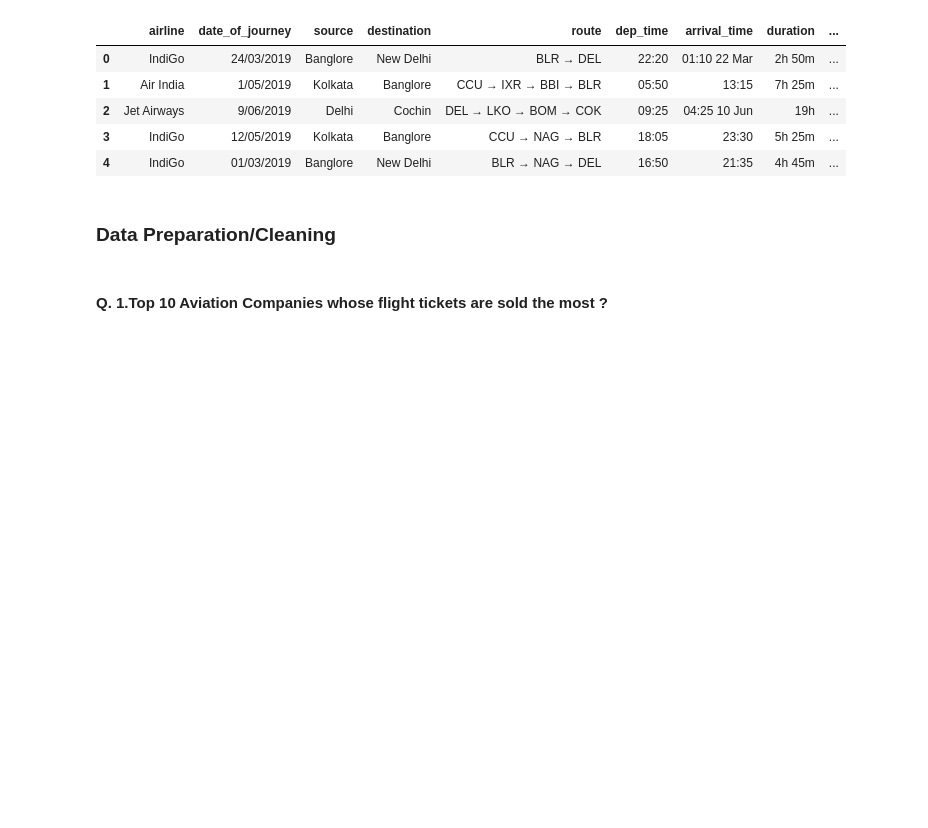
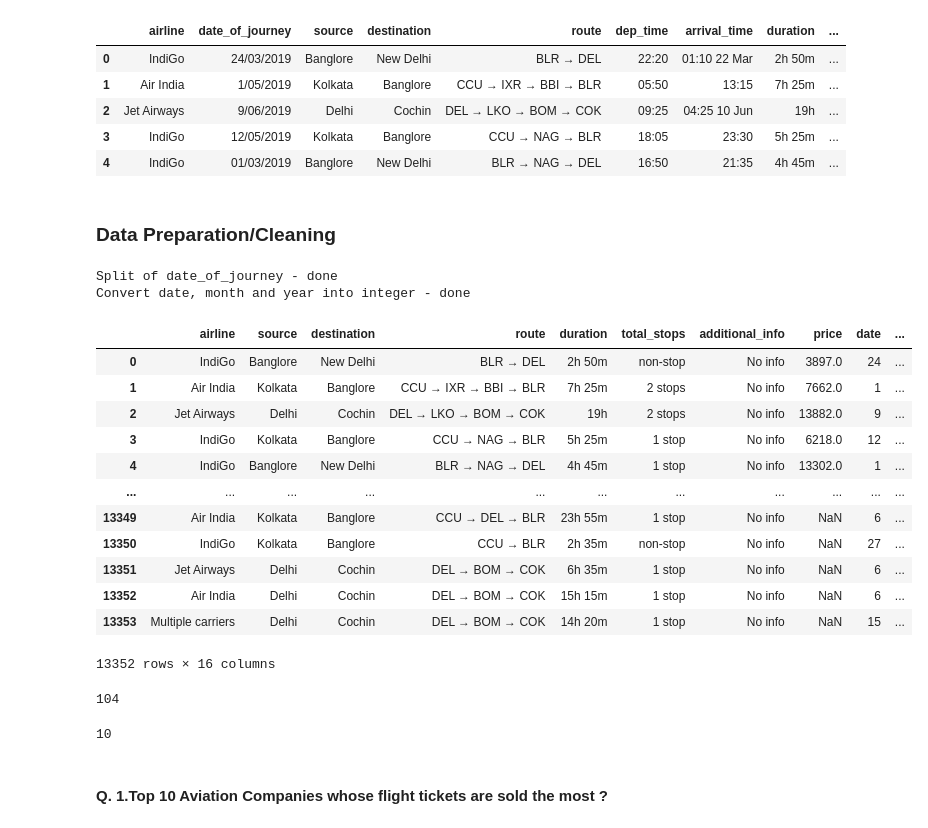
Before and after one commit to kirandhasade/flight_code_analysis, a Jupyter notebook: flight_prediction.ipynb, the cells around one changed output. Saved outputs shown, nothing was run; the diff lists cells and outputs as text; code cells hidden in the pictures; blank space fills up the shorter version.

```diff
--- a/flight_prediction.ipynb
+++ b/flight_prediction.ipynb
@@ -179,8 +155,6 @@ final_df.head()
 ### Data Preparation/Cleaning
 # %%
 def data_cleaning(dataframe):
-
-
     # By using lambda function -  split date_of_journey into date, month & year
     dataframe['date']= dataframe['date_of_journey'].apply(lambda x:x.split("/")[0])
     dataframe['month']= dataframe['date_of_journey'].apply(lambda x:x.split("/")[1])
@@ -199,14 +173,14 @@ def data_cleaning(dataframe):
     print("Convert date, month and year into integer - done")
 
     # Dropping of Date_of_Journey column
-    dataframe.drop('date_of_journey',axis=1,inplace=True)
+    dataframe = dataframe.drop('date_of_journey',axis=1)
 
     # Splitting Arrival Time column
     dataframe['arrival_time'].str.split(' ')
 
     # Here we have to focus on time not the date
 
-    dataframe['arrival_time']=final_df['arrival_time'].apply(lambda x:x.split(' ')[0])
+    dataframe['arrival_time']=dataframe['arrival_time'].apply(lambda x:x.split(' ')[0])
 
     # To split arrival time in hour and minutes
     dataframe['arrival_hour']=dataframe['arrival_time'].str.split(':').str[0]
@@ -222,7 +196,7 @@ def data_cleaning(dataframe):
     # To change Departure time by splitting time in hour and minutes
 
     dataframe['dept_hour']=dataframe['dep_time'].str.split(':').str[0]
-    dataframe['dept_Min']=dataframe['dep_time'].str.split(':').str[1]
+    dataframe['dept_min']=dataframe['dep_time'].str.split(':').str[1]
 
     # To change 'Dept_Hour' and 'Dept_min' in integer Data type
     dataframe['dept_hour']=dataframe['dept_hour'].astype(int)
@@ -231,21 +205,44 @@ def data_cleaning(dataframe):
     # To drop Dep_Time column
     dataframe.drop('dep_time',axis=1,inplace=True)
 
+
     # Splitting Hours  from Duration column
     dataframe['duration_hour']=dataframe['duration'].str.split(' ').str[0].str.split('h').str[0]
+
+    # We have '5m' in our dataset
+#     dataframe[dataframe['duration_hour']=='5m']
+
+    # Dropping 2 rows
+    dataframe.drop(6474,axis=0,inplace=True)
+    dataframe.drop(13343,axis=0,inplace=True)
+    # Above records are incorrect because Mumbai to Hyderabad it is showing as 5 minutes which is inconsitent or not correct hence we are dropping above 2 rows
 
     # To convert duration_hour to integer
     dataframe['duration_hour']=dataframe['duration_hour'].astype(int)
 
-    # We have '5m' in our dataset
-    dataframe[dataframe['duration_hour']=='5m']
-
-     # Dropping 2 rows
-    dataframe.drop(6474,axis=0,inplace=True)
-    dataframe.drop(13343,axis=0,inplace=True)
-    # Above records are incorrect because Mumbai to Hyderabad it is showing as 5 minutes which is inconsitent or not correct hence we are dropping above 2 rows
 
     # Converting duration_hour into int datatype
     dataframe['duration_hour']=dataframe['duration_hour'].astype(int)
 
     return dataframe
+# %%
+data_cleaning_df = data_cleaning(dataframe = final_df)
+# %% [output]
+Split of date_of_journey - done
+Convert date, month and year into integer - done
+# %%
+data_cleaning_df
+# %% [output]
+|  | airline | source | destination | route | duration | total_stops | additional_info | price | date | ... |
+| 0 | IndiGo | Banglore | New Delhi | BLR → DEL | 2h 50m | non-stop | No info | 3897.0 | 24 | ... |
+| 1 | Air India | Kolkata | Banglore | CCU → IXR → BBI → BLR | 7h 25m | 2 stops | No info | 7662.0 | 1 | ... |
+| 2 | Jet Airways | Delhi | Cochin | DEL → LKO → BOM → COK | 19h | 2 stops | No info | 13882.0 | 9 | ... |
+| 3 | IndiGo | Kolkata | Banglore | CCU → NAG → BLR | 5h 25m | 1 stop | No info | 6218.0 | 12 | ... |
+| 4 | IndiGo | Banglore | New Delhi | BLR → NAG → DEL | 4h 45m | 1 stop | No info | 13302.0 | 1 | ... |
+| ... | ... | ... | ... | ... | ... | ... | ... | ... | ... | ... |
+| 13349 | Air India | Kolkata | Banglore | CCU → DEL → BLR | 23h 55m | 1 stop | No info | NaN | 6 | ... |
+| 13350 | IndiGo | Kolkata | Banglore | CCU → BLR | 2h 35m | non-stop | No info | NaN | 27 | ... |
+| 13351 | Jet Airways | Delhi | Cochin | DEL → BOM → COK | 6h 35m | 1 stop | No info | NaN | 6 | ... |
+| 13352 | Air India | Delhi | Cochin | DEL → BOM → COK | 15h 15m | 1 stop | No info | NaN | 6 | ... |
+| 13353 | Multiple carriers | Delhi | Cochin | DEL → BOM → COK | 14h 20m | 1 stop | No info | NaN | 15 | ... |
+13352 rows × 16 columns
@@ -252,3 +255,11 @@ def data_cleaning(dataframe):
+# %%
+add(5,99)
+# %% [output]
+104
+# %%
+k
+# %% [output]
+10
 # %%
 def data_preperation(dataframe):
     # Splitting Minutes from duration-(Data Preperation)
```
Also changed, not shown: parts of 4 cells of this notebook.
